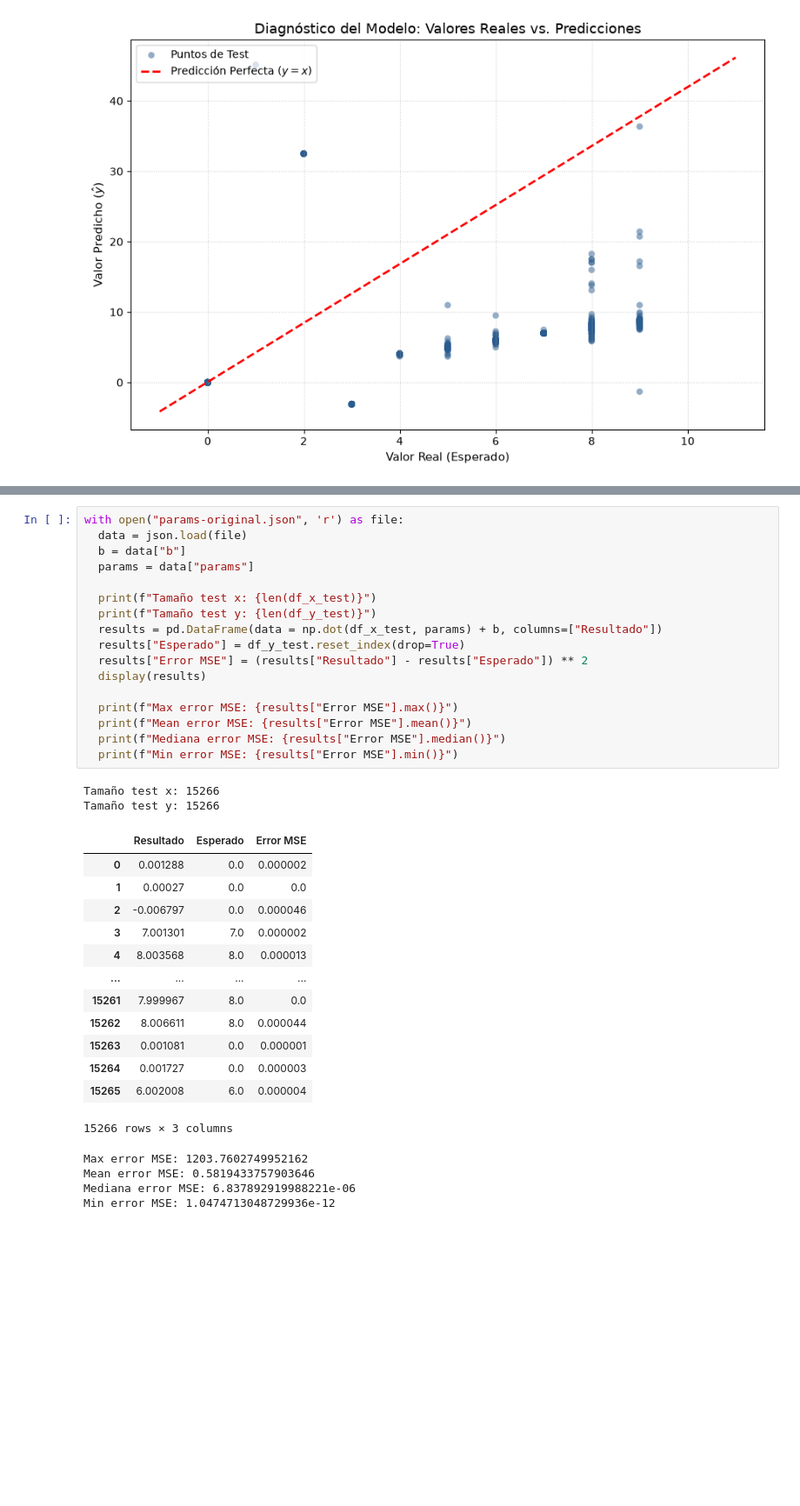
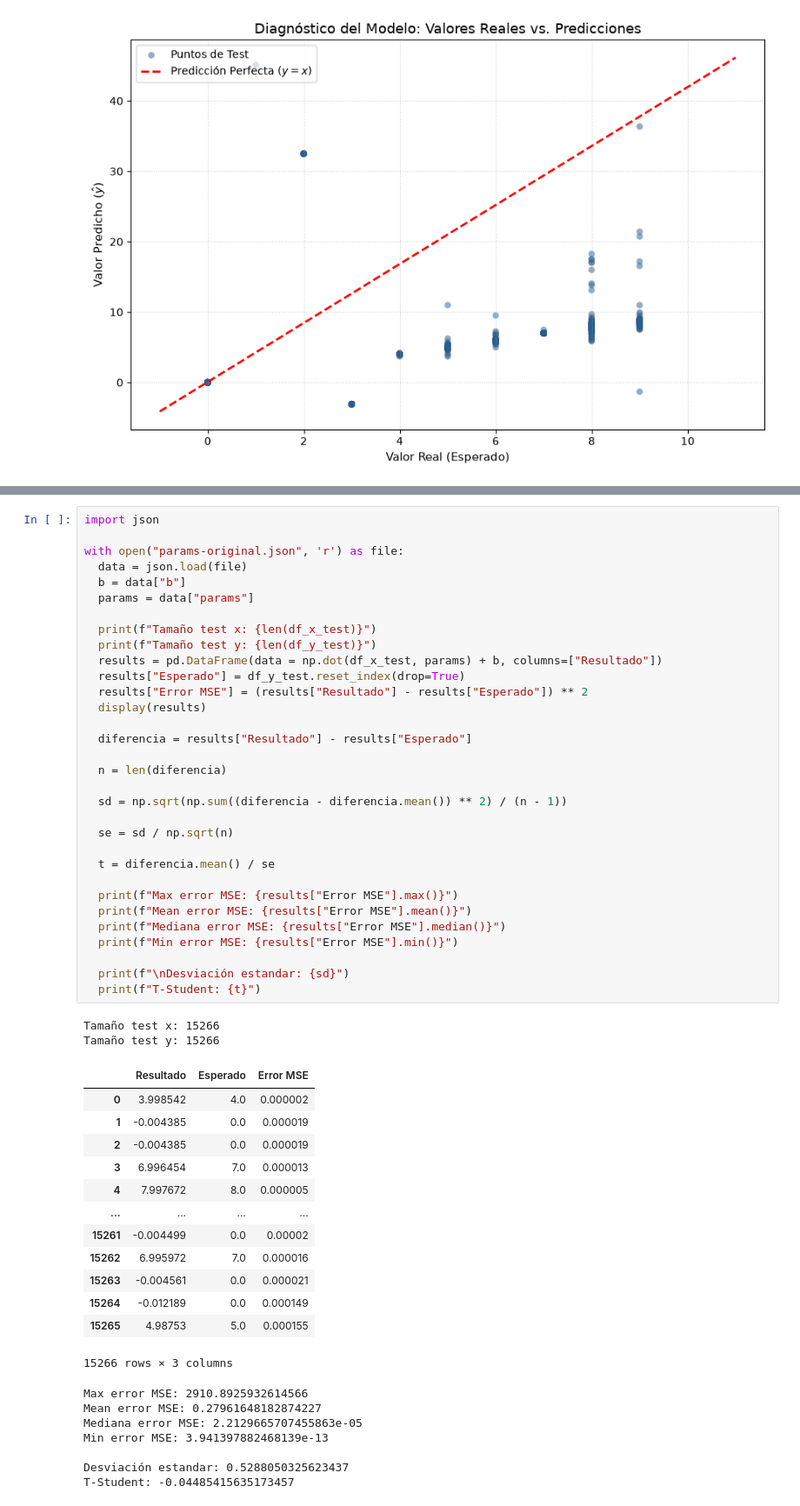
Before and after one commit to SALV19/MachineLearning, a Jupyter notebook: steam-project-original.ipynb, the cells around one changed output, grey strips where cells are left out. Shown at 87% size. Saved outputs shown, nothing was run; the diff lists cells and outputs as text; blank space fills up the shorter version.

```diff
--- a/steam-project-original.ipynb
+++ b/steam-project-original.ipynb
@@ -960,37 +952,55 @@ with open("params_2.json", "w") as f:
 # %%
+import json
+
 with open("params-original.json", 'r') as file:
   data = json.load(file)
   b = data["b"]
   params = data["params"]
 
   print(f"Tamaño test x: {len(df_x_test)}")
   print(f"Tamaño test y: {len(df_y_test)}")
   results = pd.DataFrame(data = np.dot(df_x_test, params) + b, columns=["Resultado"])
   results["Esperado"] = df_y_test.reset_index(drop=True)
   results["Error MSE"] = (results["Resultado"] - results["Esperado"]) ** 2
   display(results)
 
+  diferencia = results["Resultado"] - results["Esperado"]
+
+  n = len(diferencia)
+
+  sd = np.sqrt(np.sum((diferencia - diferencia.mean()) ** 2) / (n - 1))
+
+  se = sd / np.sqrt(n)
+
+  t = diferencia.mean() / se
+
   print(f"Max error MSE: {results["Error MSE"].max()}")
   print(f"Mean error MSE: {results["Error MSE"].mean()}")
   print(f"Mediana error MSE: {results["Error MSE"].median()}")
   print(f"Min error MSE: {results["Error MSE"].min()}")
+
+  print(f"\nDesviación estandar: {sd}")
+  print(f"T-Student: {t}")
 # %% [output]
 Tamaño test x: 15266
 Tamaño test y: 15266
 |  | Resultado | Esperado | Error MSE |
-| 0 | 0.001288 | 0.0 | 0.000002 |
-| 1 | 0.00027 | 0.0 | 0.0 |
-| 2 | -0.006797 | 0.0 | 0.000046 |
-| 3 | 7.001301 | 7.0 | 0.000002 |
-| 4 | 8.003568 | 8.0 | 0.000013 |
+| 0 | 3.998542 | 4.0 | 0.000002 |
+| 1 | -0.004385 | 0.0 | 0.000019 |
+| 2 | -0.004385 | 0.0 | 0.000019 |
+| 3 | 6.996454 | 7.0 | 0.000013 |
+| 4 | 7.997672 | 8.0 | 0.000005 |
 | ... | ... | ... | ... |
-| 15261 | 7.999967 | 8.0 | 0.0 |
-| 15262 | 8.006611 | 8.0 | 0.000044 |
-| 15263 | 0.001081 | 0.0 | 0.000001 |
-| 15264 | 0.001727 | 0.0 | 0.000003 |
-| 15265 | 6.002008 | 6.0 | 0.000004 |
+| 15261 | -0.004499 | 0.0 | 0.00002 |
+| 15262 | 6.995972 | 7.0 | 0.000016 |
+| 15263 | -0.004561 | 0.0 | 0.000021 |
+| 15264 | -0.012189 | 0.0 | 0.000149 |
+| 15265 | 4.98753 | 5.0 | 0.000155 |
 15266 rows × 3 columns
-Max error MSE: 1203.7602749952162
-Mean error MSE: 0.5819433757903646
-Mediana error MSE: 6.837892919988221e-06
-Min error MSE: 1.0474713048729936e-12
+Max error MSE: 2910.8925932614566
+Mean error MSE: 0.27961648182874227
+Mediana error MSE: 2.2129665707455863e-05
+Min error MSE: 3.941397882468139e-13
+
+Desviación estandar: 0.5288050325623437
+T-Student: -0.04485415635173457
```
Also changed, not shown: parts of 4 cells of this notebook, 8 other files.
